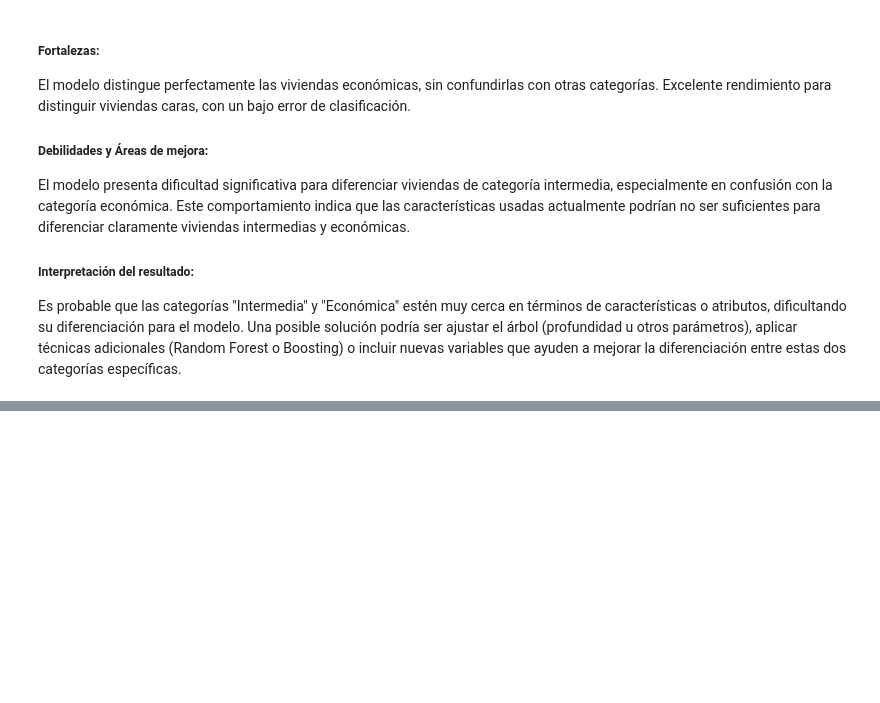
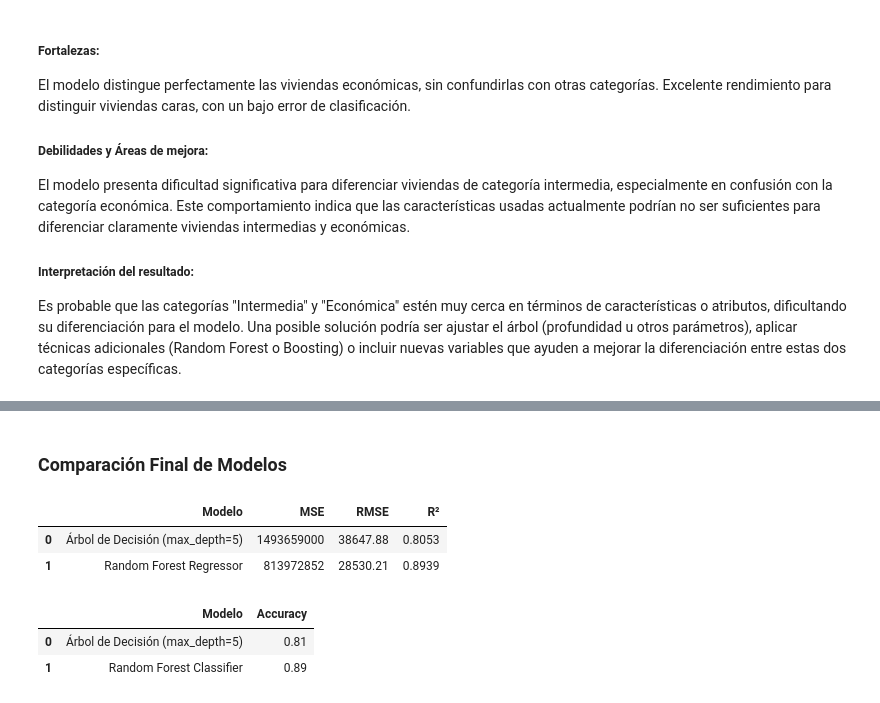
Before and after one commit to Gxrco/HT4-PRY2, a Jupyter notebook: decision_tree_analysis.ipynb, the cells around one changed output, grey strips where cells are left out. Drawn from its saved outputs; the diff is of its cells as text; code cells hidden in the pictures; blank space fills up the shorter version.

```diff
--- a/decision_tree_analysis.ipynb
+++ b/decision_tree_analysis.ipynb
@@ -187,0 +280,25 @@ Una posible solución podría ser ajustar el árbol (profundidad u otros paráme
+# %% [markdown]
+### Comparación Final de Modelos
+# %%
+regression_results = pd.DataFrame({
+    'Modelo': ['Árbol de Decisión (max_depth=5)', 'Random Forest Regressor'],
+    'MSE': [1493659000, 813972852],
+    'RMSE': [38647.88, 28530.21],
+    'R²': [0.8053, 0.8939]
+})
+
+display(regression_results)
+
+classification_results = pd.DataFrame({
+    'Modelo': ['Árbol de Decisión (max_depth=5)', 'Random Forest Classifier'],
+    'Accuracy': [0.81, 0.89]
+})
+
+display(classification_results)
+# %% [output]
+|  | Modelo | MSE | RMSE | R² |
+| 0 | Árbol de Decisión (max_depth=5) | 1493659000 | 38647.88 | 0.8053 |
+| 1 | Random Forest Regressor | 813972852 | 28530.21 | 0.8939 |
+|  | Modelo | Accuracy |
+| 0 | Árbol de Decisión (max_depth=5) | 0.81 |
+| 1 | Random Forest Classifier | 0.89 |
```
Also changed, not shown: parts of 8 cells of this notebook, 2 other files.
